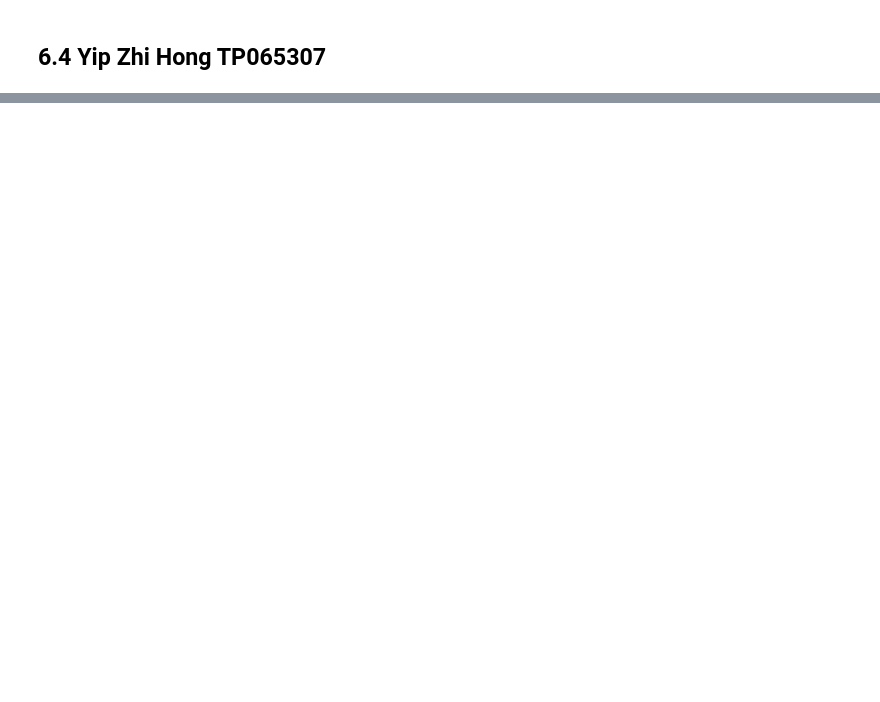
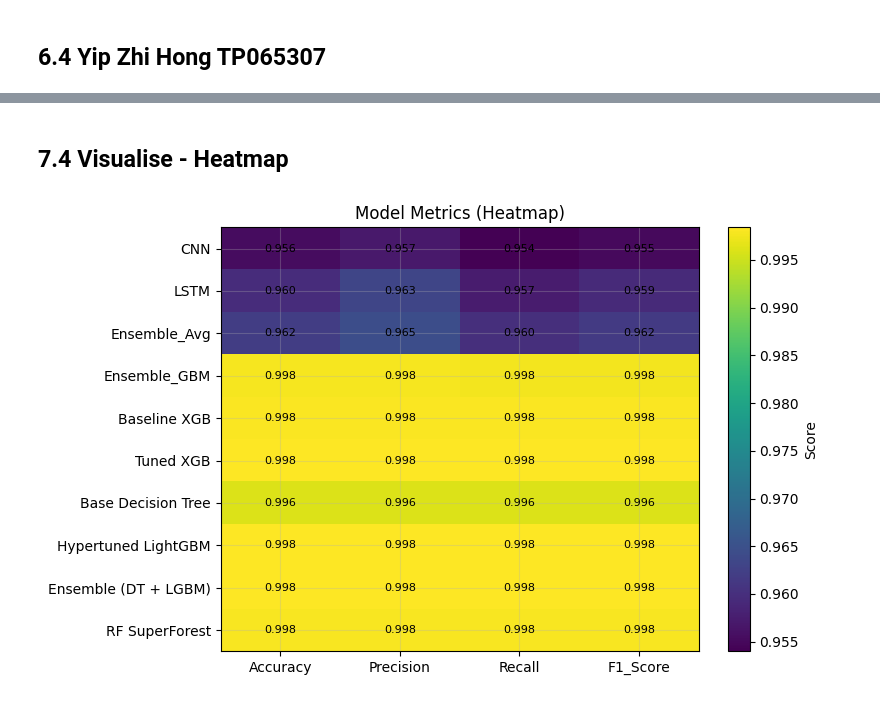
Before and after one commit to hadeswithming23/DeepLearning, a Jupyter notebook: GroupG_DLI.ipynb, the cells around one changed output, grey strips where cells are left out. Drawn from its saved outputs; the diff is of its cells as text; code cells hidden in the pictures; blank space fills up the shorter version.

```diff
--- a/GroupG_DLI.ipynb
+++ b/GroupG_DLI.ipynb
@@ -1114,0 +1335,29 @@ weighted avg     0.9979    0.9979    0.9979     37792
+# %% [markdown]
+## 7.4 Visualise - Heatmap
+# %%
+import matplotlib.pyplot as plt
+import numpy as np
+
+metrics = ['Accuracy', 'Precision', 'Recall', 'F1_Score']
+heat_df = comparison_df[['Model'] + metrics].copy().set_index('Model')
+
+# Replace NaNs with 0 for display purposes
+display_mat = heat_df.fillna(0).values
+models = heat_df.index.tolist()
+
+plt.figure(figsize=(8, max(3, 0.5*len(models))))
+plt.imshow(display_mat, aspect='auto')
+plt.colorbar(label='Score')
+plt.yticks(np.arange(len(models)), models)
+plt.xticks(np.arange(len(metrics)), metrics, rotation=0)
+plt.title('Model Metrics (Heatmap)')
+
+# annotate cells
+for i in range(display_mat.shape[0]):
+    for j in range(display_mat.shape[1]):
+        plt.text(j, i, f'{display_mat[i, j]:.3f}', ha='center', va='center', fontsize=8)
+
+plt.tight_layout()
+plt.show()
+# %% [output]
+[figure, added]
```
Also changed, not shown: parts of 18 cells of this notebook.
